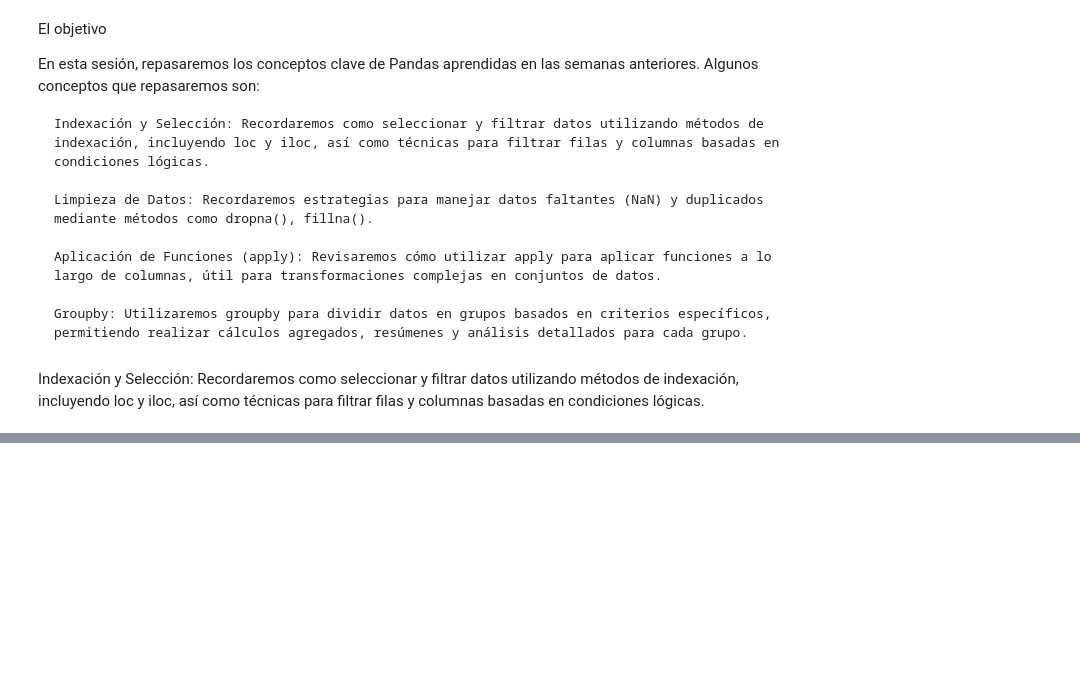
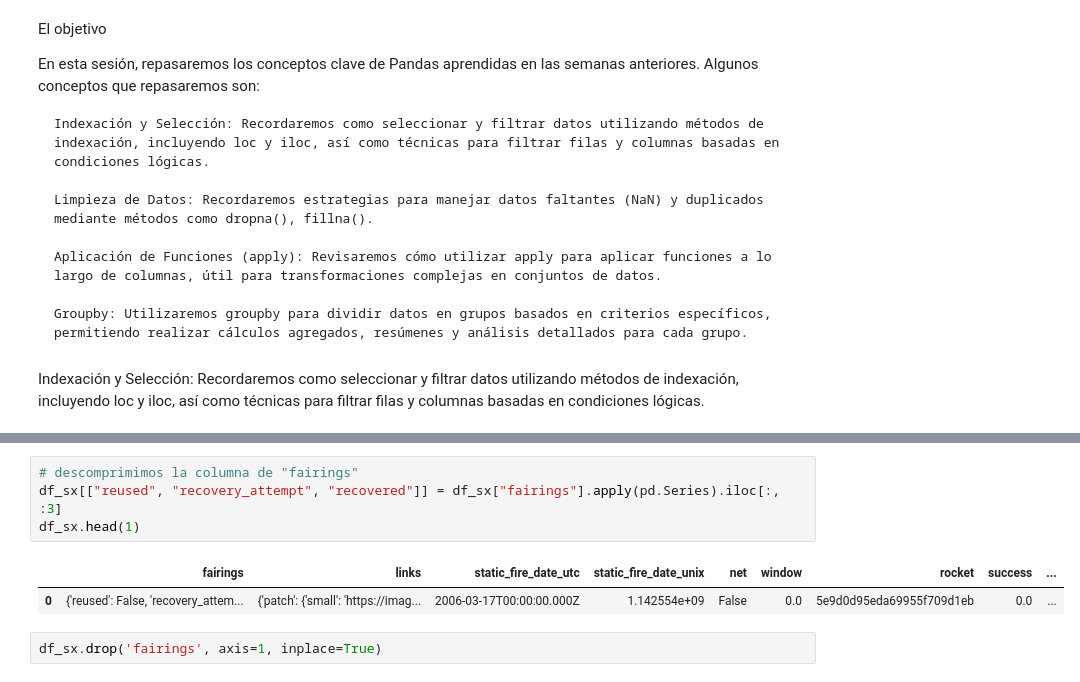
Before and after one commit to spinelf/PairProgramming_Modulo03_Transformando_datos, a Jupyter notebook: 07_promoH-modulo3-Repaso-pairprogramming-Marga-Sil.ipynb, the cells around one changed output, grey strips where cells are left out. Saved outputs shown, nothing was run; the diff lists cells and outputs as text; blank space fills up the shorter version.

```diff
--- a/07_promoH-modulo3-Repaso-pairprogramming-Marga-Sil.ipynb
+++ b/07_promoH-modulo3-Repaso-pairprogramming-Marga-Sil.ipynb
@@ -74,0 +119,9 @@ Indexación y Selección: Recordaremos como seleccionar y filtrar datos utilizan
+# %%
+# descomprimimos la columna de "fairings"
+df_sx[["reused", "recovery_attempt", "recovered"]] = df_sx["fairings"].apply(pd.Series).iloc[:, :3]
+df_sx.head(1)
+# %% [output]
+|  | fairings | links | static_fire_date_utc | static_fire_date_unix | net | window | rocket | success | ... |
+| 0 | {'reused': False, 'recovery_attem... | {'patch': {'small': 'https://imag... | 2006-03-17T00:00:00.000Z | 1.142554e+09 | False | 0.0 | 5e9d0d95eda69955f709d1eb | 0.0 | ... |
+# %%
+df_sx.drop('fairings', axis=1, inplace=True)
```
Also changed, not shown: parts of 9 cells of this notebook.
